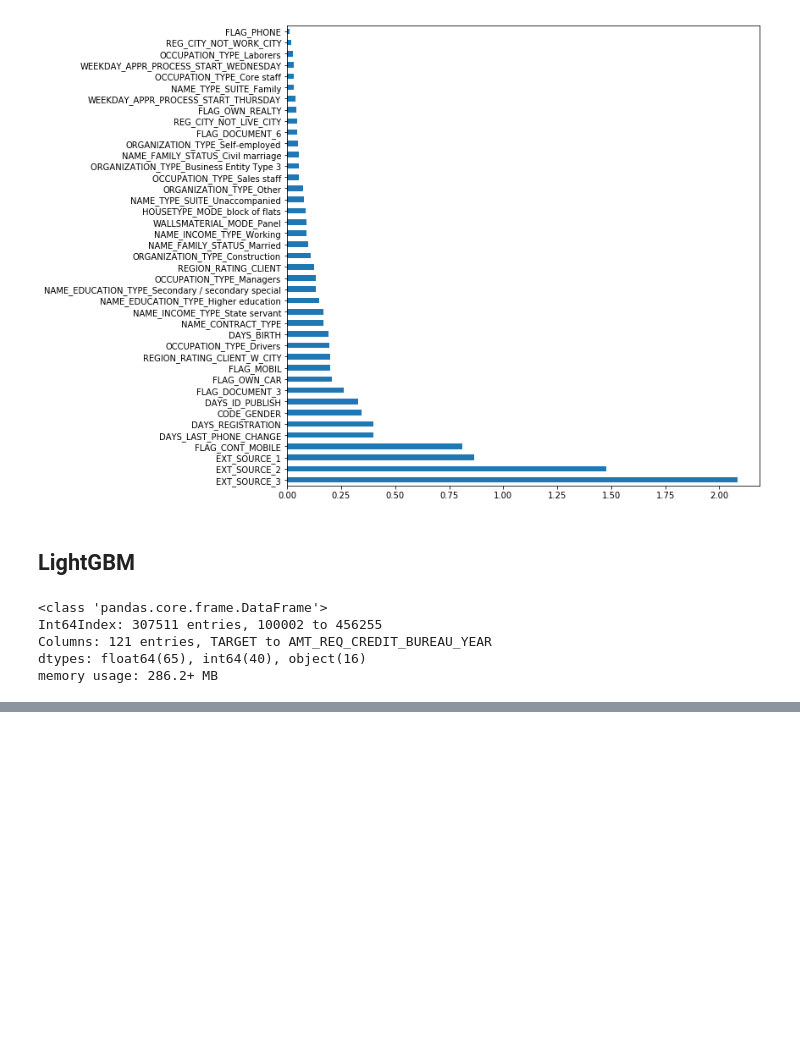
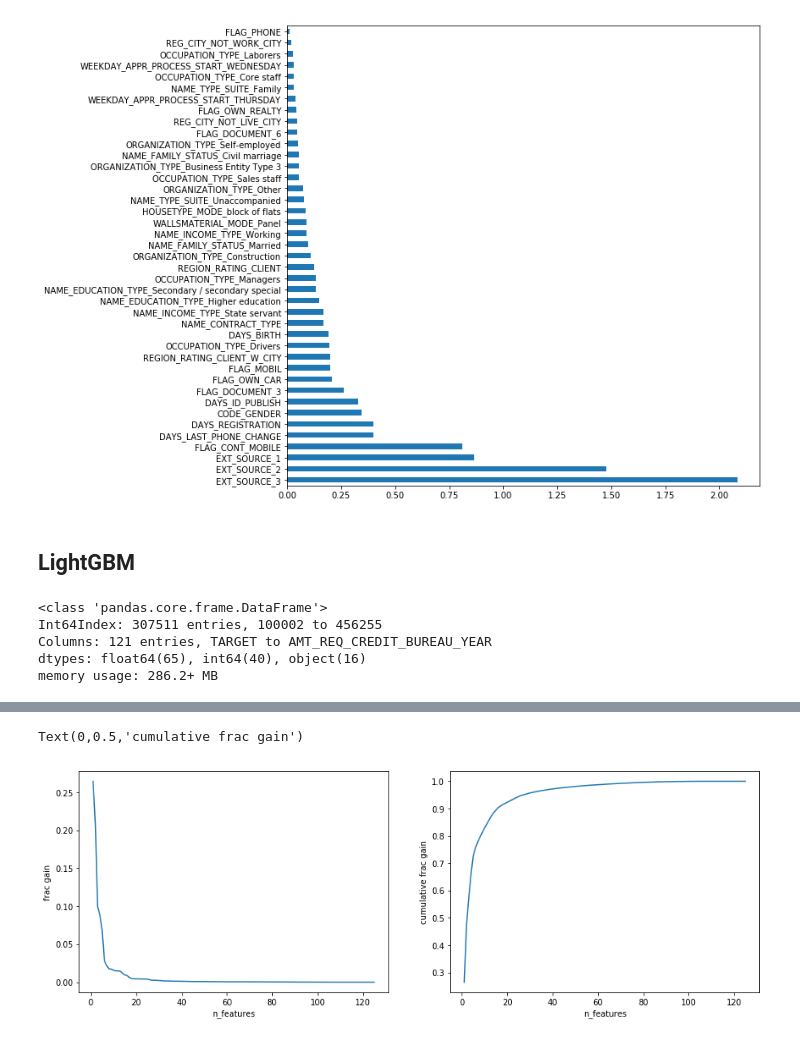
Before and after one commit to jack89roberts/kaggle-home-credit-default-risk, a Jupyter notebook: home_credit_default_risk.ipynb, the cells around one changed output, grey strips where cells are left out. Saved outputs shown, nothing was run; the diff lists cells and outputs as text; code cells hidden in the pictures; blank space fills up the shorter version.

```diff
--- a/home_credit_default_risk.ipynb
+++ b/home_credit_default_risk.ipynb
@@ -506,0 +540,22 @@ submit.to_csv('input/submission.csv')
+# %%
+feat_imp = pd.DataFrame({'split':bst.feature_importance(importance_type='split'),
+                      'gain':bst.feature_importance(importance_type='gain')},
+                     index=bst.feature_name())
+
+total_gain = feat_imp['gain'].sum()
+frac_gain = feat_imp['gain']/total_gain
+frac_gain = frac_gain.sort_values(ascending=False)
+
+plt.figure(figsize=(15,5))
+plt.subplot(1,2,1)
+plt.plot(np.arange(len(frac_gain))+1, frac_gain)
+plt.xlabel('n_features')
+plt.ylabel('frac gain')
+
+plt.subplot(1,2,2)
+plt.plot(np.arange(len(frac_gain))+1,frac_gain.cumsum())
+plt.xlabel('n_features')
+plt.ylabel('cumulative frac gain')
+# %% [output]
+Text(0,0.5,'cumulative frac gain')
+[figure, added]
```
Also changed, not shown: parts of 17 cells of this notebook, 4 other files.
